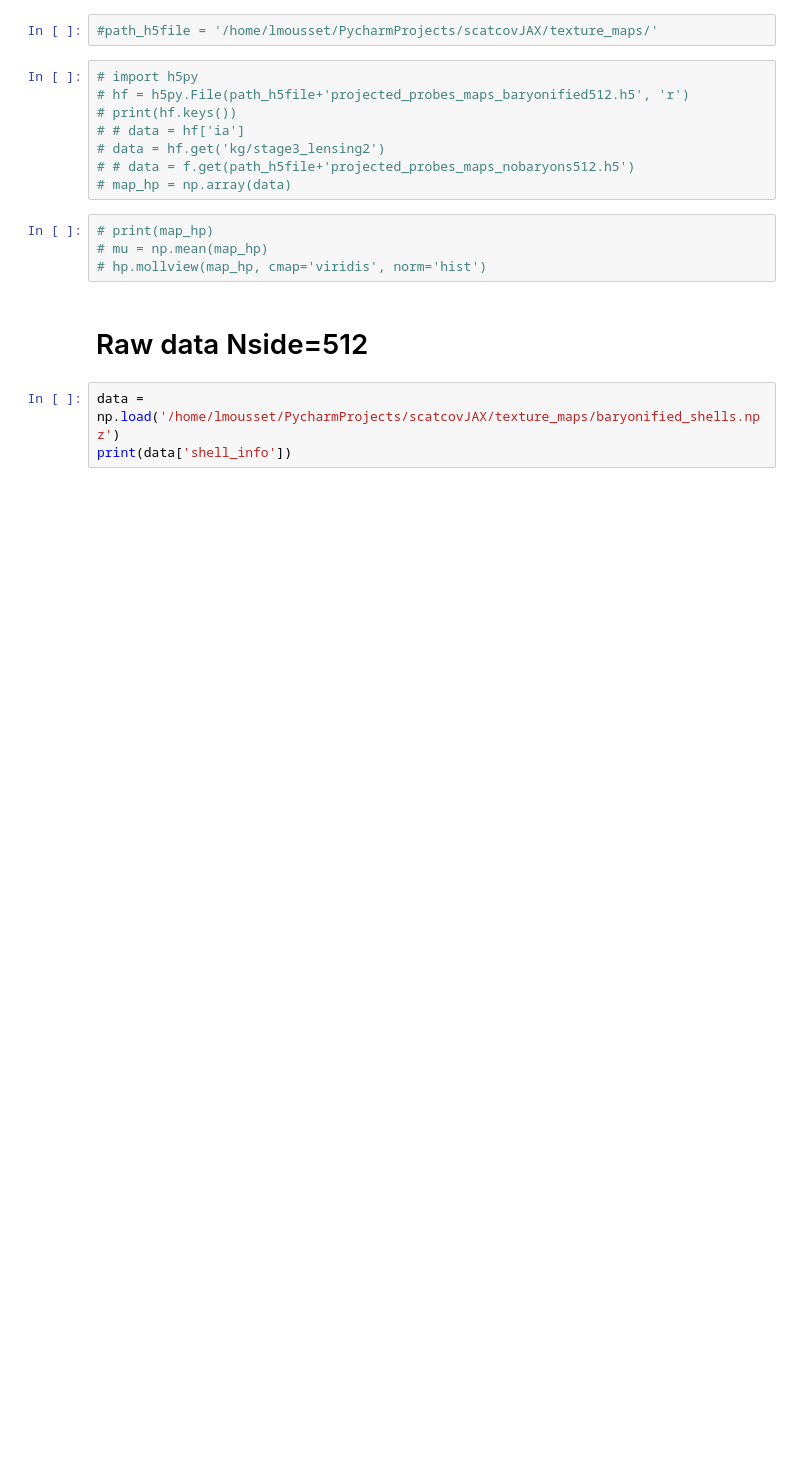
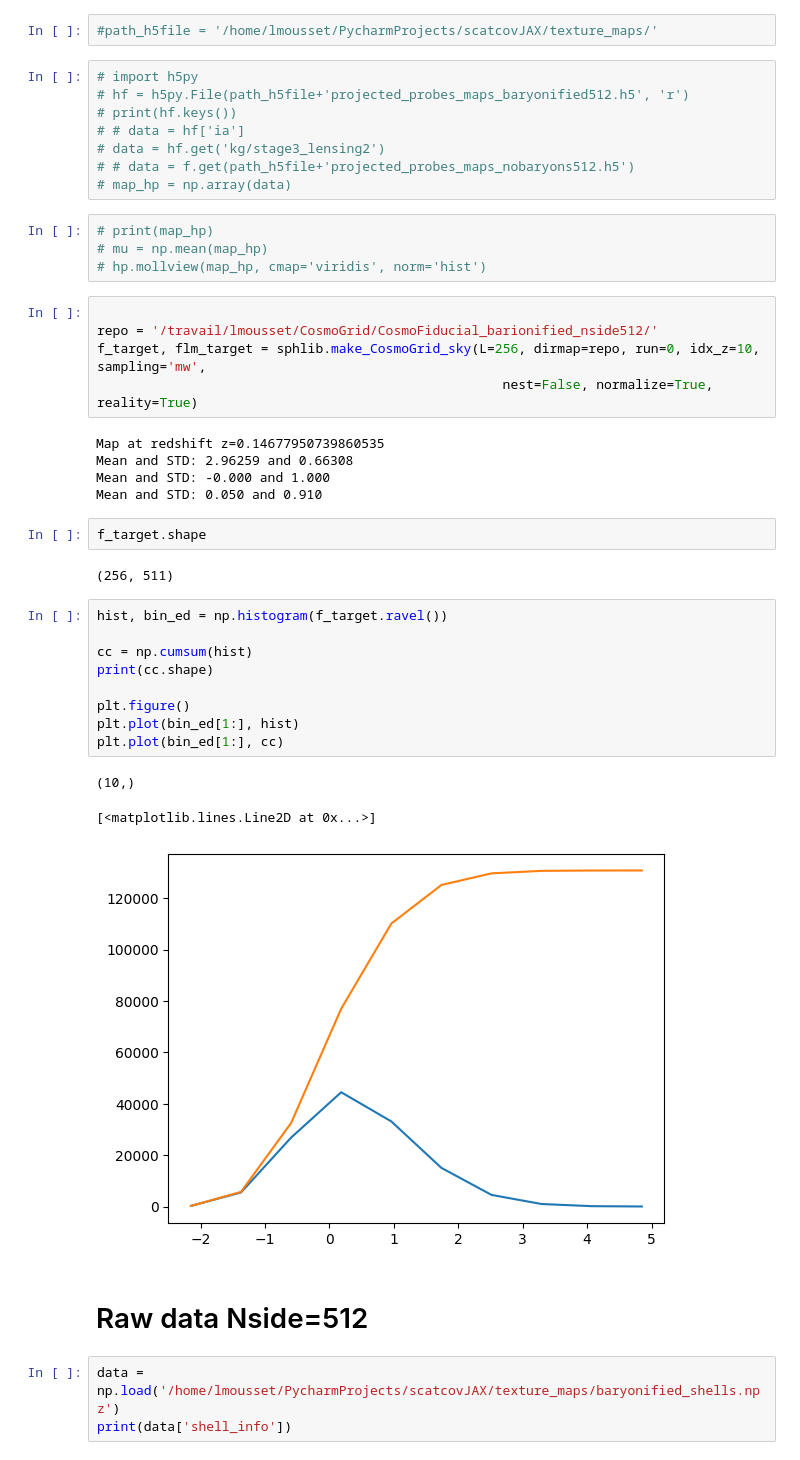
Before and after one commit to mousset/scatcovJAX, a Jupyter notebook: Notebooks/CosmoGrid_maps.ipynb, the cells around one changed output. Drawn from its saved outputs; the diff is of its cells as text; blank space fills up the shorter version.

```diff
--- a/Notebooks/CosmoGrid_maps.ipynb
+++ b/Notebooks/CosmoGrid_maps.ipynb
@@ -27,6 +27,33 @@ import s2fft
 # print(map_hp)
 # mu = np.mean(map_hp)
 # hp.mollview(map_hp, cmap='viridis', norm='hist')
+# %%
+
+repo = '/travail/lmousset/CosmoGrid/CosmoFiducial_barionified_nside512/'
+f_target, flm_target = sphlib.make_CosmoGrid_sky(L=256, dirmap=repo, run=0, idx_z=10, sampling='mw',
+                                                    nest=False, normalize=True, reality=True)
+# %% [output]
+Map at redshift z=0.14677950739860535
+Mean and STD: 2.96259 and 0.66308
+Mean and STD: -0.000 and 1.000
+Mean and STD: 0.050 and 0.910
+# %%
+f_target.shape
+# %% [output]
+(256, 511)
+# %%
+hist, bin_ed = np.histogram(f_target.ravel())
+
+cc = np.cumsum(hist)
+print(cc.shape)
+
+plt.figure()
+plt.plot(bin_ed[1:], hist)
+plt.plot(bin_ed[1:], cc)
+# %% [output]
+(10,)
+[<matplotlib.lines.Line2D at 0x...>]
+[figure, added]
 # %% [markdown]
 # Raw data Nside=512
 # %%
```
Also changed, not shown: parts of 1 cell of this notebook, 5 other files.
